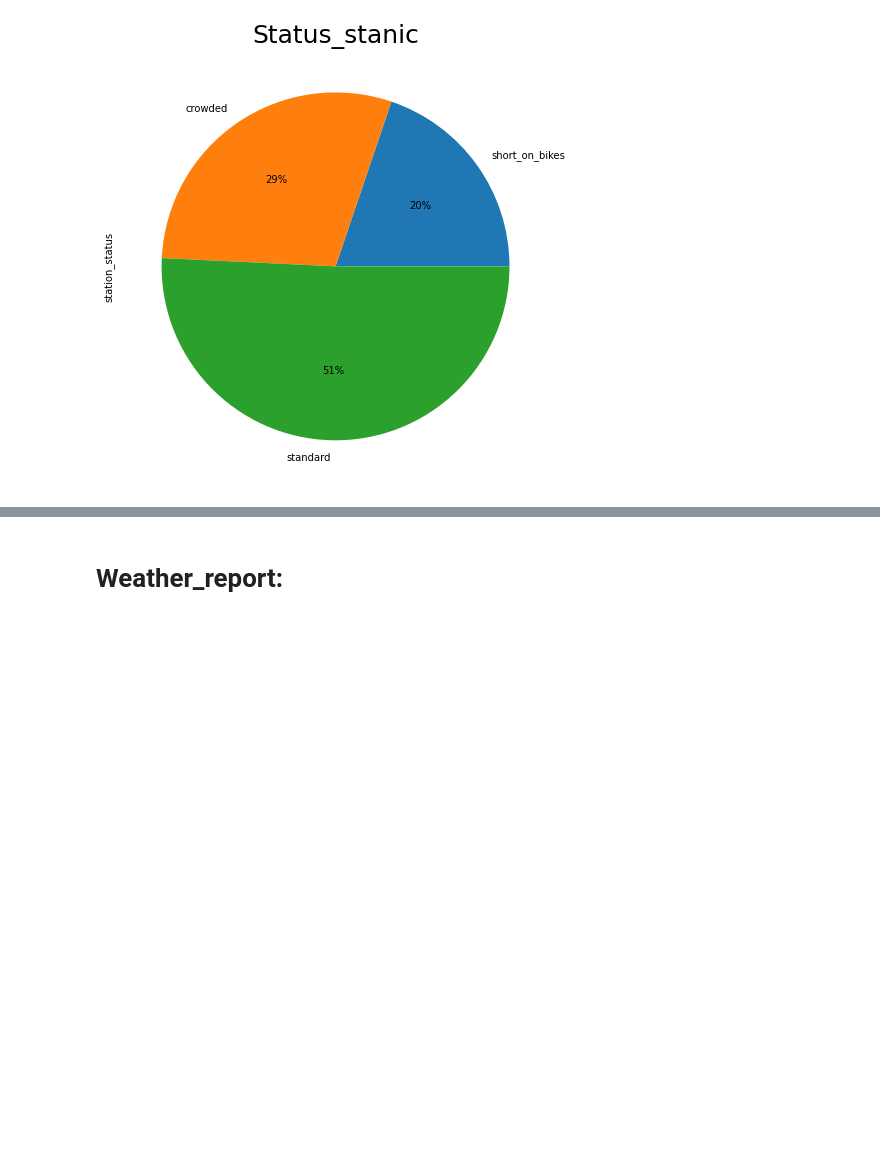
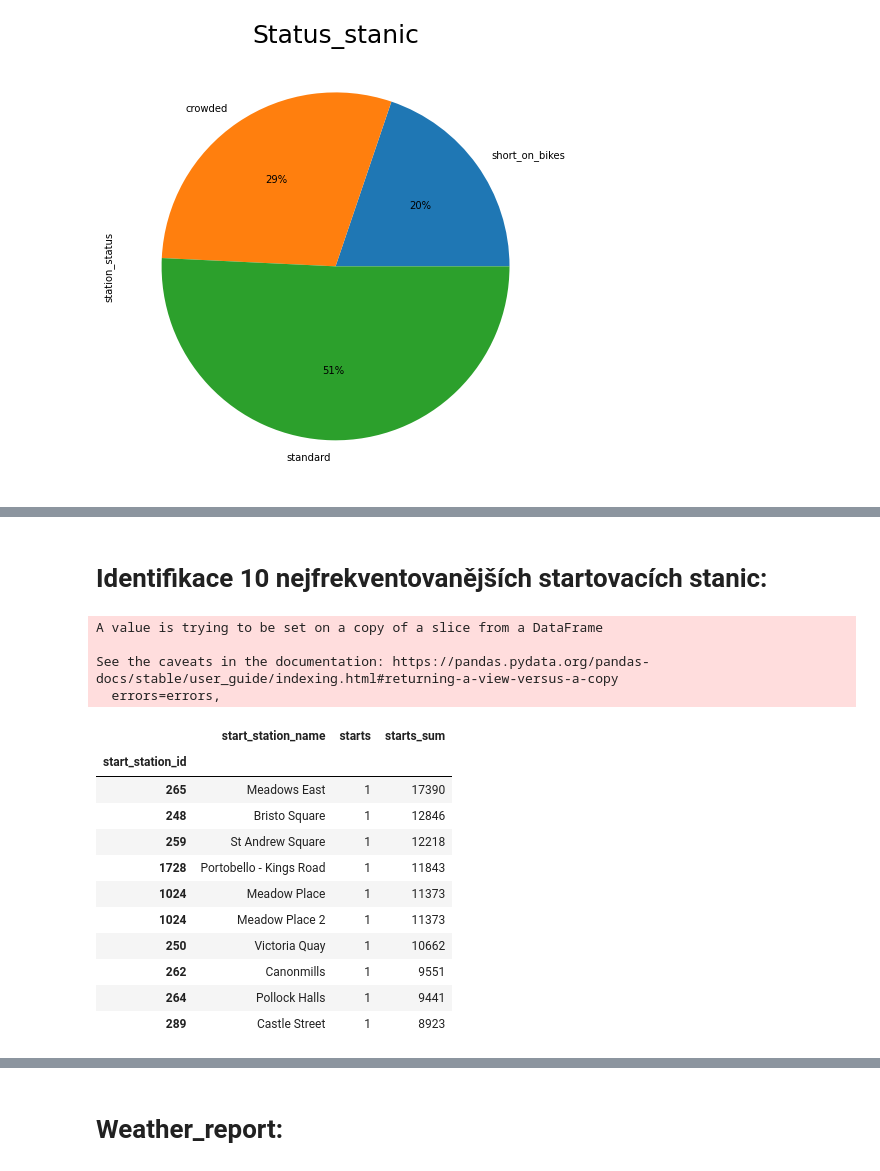
Before and after one commit to ondrejknopp/Engeto_Pandas_project, a Jupyter notebook: Engeto_Pandas_project_Knopp.ipynb, the cells around one changed output, grey strips where cells are left out. Cells and saved outputs as stored; diff of their text form; code cells hidden in the pictures; blank space fills up the shorter version.

```diff
--- a/Engeto_Pandas_project_Knopp.ipynb
+++ b/Engeto_Pandas_project_Knopp.ipynb
@@ -150,0 +293,29 @@ plt.show()
+# %% [markdown]
+# Identifikace 10 nejfrekventovanějších startovacích stanic:
+# %%
+starts_count_df = bikes_df[['start_station_id', 'start_station_name', 'iter']]
+starts_count_df.rename(columns = {'iter':'starts'}, inplace = True)
+starts_count_df
+
+starts_sum_df = starts_count_df[['start_station_id', 'start_station_name','starts']].groupby('start_station_id').agg('sum').sort_values('starts',ascending=False).reset_index()
+starts_sum_df.rename(columns = {'starts':'starts_sum'}, inplace = True)
+starts_sum_df
+starts_count_df = starts_count_df.join(starts_sum_df.set_index('start_station_id'), on='start_station_id')
+starts_count_df.set_index('start_station_id').sort_values('starts_sum',ascending=False).drop_duplicates(keep='first').head(10)
+# %% [output]
+A value is trying to be set on a copy of a slice from a DataFrame
+
+See the caveats in the documentation: https://pandas.pydata.org/pandas-docs/stable/user_guide/indexing.html#returning-a-view-versus-a-copy
+  errors=errors,
+|  | start_station_name | starts | starts_sum |
+| start_station_id |  |  |  |
+| 265 | Meadows East | 1 | 17390 |
+| 248 | Bristo Square | 1 | 12846 |
+| 259 | St Andrew Square | 1 | 12218 |
+| 1728 | Portobello - Kings Road | 1 | 11843 |
+| 1024 | Meadow Place | 1 | 11373 |
+| 1024 | Meadow Place 2 | 1 | 11373 |
+| 250 | Victoria Quay | 1 | 10662 |
+| 262 | Canonmills | 1 | 9551 |
+| 264 | Pollock Halls | 1 | 9441 |
+| 289 | Castle Street | 1 | 8923 |
```
Also changed, not shown: parts of 20 cells of this notebook.
